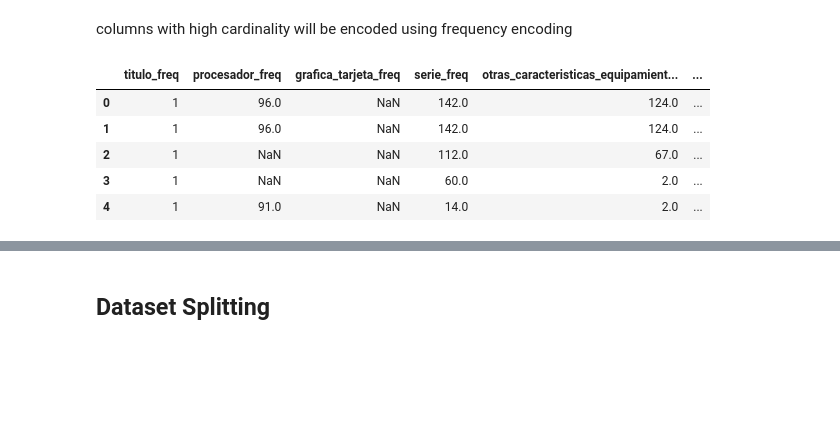
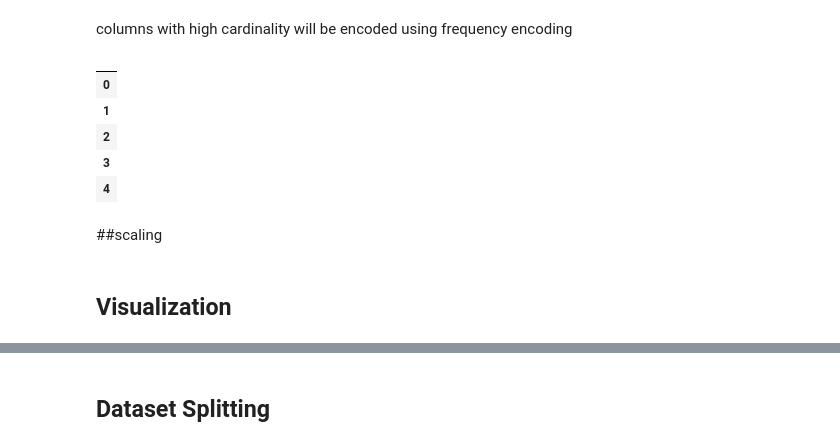
Before and after one commit to oholmess/PcPartPicker3000, a Jupyter notebook: assignment/EDA.ipynb, the cells around one changed output, grey strips where cells are left out. Cells and saved outputs as stored; diff of their text form; code cells hidden in the pictures; blank space fills up the shorter version.

```diff
--- a/assignment/EDA.ipynb
+++ b/assignment/EDA.ipynb
@@ -2087,30 +2201,32 @@ columns with high cardinality will be encoded using frequency encoding
 # %%
 # List of high-cardinality categorical columns
 high_card_cols = [
     'titulo', 'procesador', 'grafica_tarjeta', 'serie',
     'otras_caracteristicas_equipamiento', 'procesador_nombre_clave',
     'propiedades_de_la_carcasa_alimentacion', 'otras_caracteristicas_seguridad_integrada',
     'grafica_memoria', 'procesador_tipo', 'procesador_chipset_de_la_placa_base',
     'sistema_operativo_sistema_operativo', 'procesador_numero_nucleos',
     'grafica_numero_de_ranuras_para_pcie', 'pantalla_resolucion',
     'pantalla_resolucion_pulgadas', 'procesador_zocalo_de_cpu'
 ]
 
 # Apply frequency encoding
 for col in high_card_cols:
     if col in df.columns:
-        freq_map = df[col].value_counts().to_dict()
-        df[f'{col}_freq'] = df[col].map(freq_map)
+        freq_map = df_copy[col].value_counts().to_dict()
+        df_copy[f'{col}_freq'] = df_copy[col].map(freq_map)
 
 # Optionally drop original text columns
-df.drop(columns=[col for col in high_card_cols if col in df.columns], inplace=True)
+df_copy.drop(columns=[col for col in high_card_cols if col in df_copy.columns], inplace=True)
 
 # Preview encoded columns
-df[[col for col in df.columns if col.endswith('_freq')]].head()
+df_copy[[col for col in df_copy.columns if col.endswith('_freq')]].head()
 # %% [output]
-|  | titulo_freq | procesador_freq | grafica_tarjeta_freq | serie_freq | otras_caracteristicas_equipamient... | ... |
-| 0 | 1 | 96.0 | NaN | 142.0 | 124.0 | ... |
-| 1 | 1 | 96.0 | NaN | 142.0 | 124.0 | ... |
-| 2 | 1 | NaN | NaN | 112.0 | 67.0 | ... |
-| 3 | 1 | NaN | NaN | 60.0 | 2.0 | ... |
-| 4 | 1 | 91.0 | NaN | 14.0 | 2.0 | ... |
+|  |
+| 0 |
+| 1 |
+| 2 |
+| 3 |
+| 4 |
+# %% [markdown]
+##scaling
@@ -2116,0 +2242,2 @@ df[[col for col in df.columns if col.endswith('_freq')]].head()
+# %% [markdown]
+## Visualization
```
Also changed, not shown: parts of 38 cells of this notebook, 1 other file.
